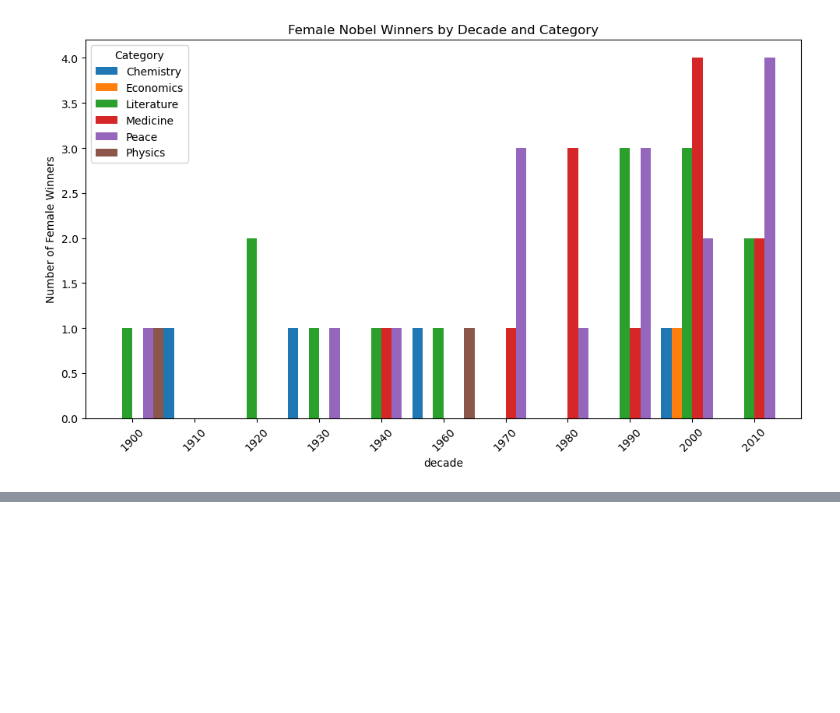
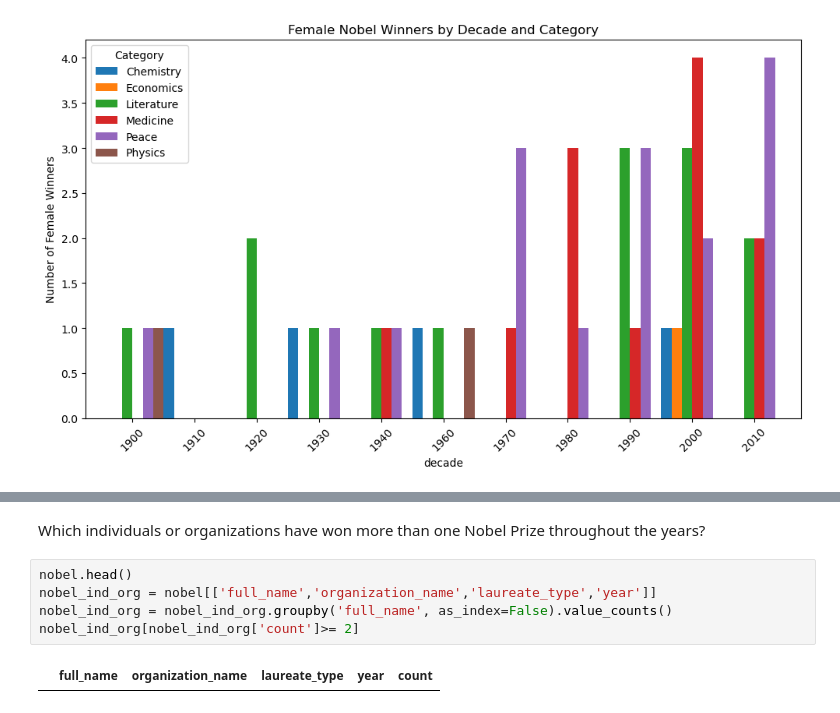
Before and after one commit to Emigbanam/PythonData-Science-Practice-Repository, a Jupyter notebook: nobel prize winners data.ipynb, the cells around one changed output, grey strips where cells are left out. Cells and saved outputs as stored; diff of their text form; blank space fills up the shorter version.

```diff
--- a/nobel prize winners data.ipynb
+++ b/nobel prize winners data.ipynb
@@ -203,0 +214,9 @@ plt.show()
+# %% [markdown]
+Which individuals or organizations have won more than one Nobel Prize throughout the years?
+# %%
+nobel.head()
+nobel_ind_org = nobel[['full_name','organization_name','laureate_type','year']]
+nobel_ind_org = nobel_ind_org.groupby('full_name', as_index=False).value_counts()
+nobel_ind_org[nobel_ind_org['count']>= 2]
+# %% [output]
+|  | full_name | organization_name | laureate_type | year | count |
```
Also changed, not shown: parts of 3 cells of this notebook.
